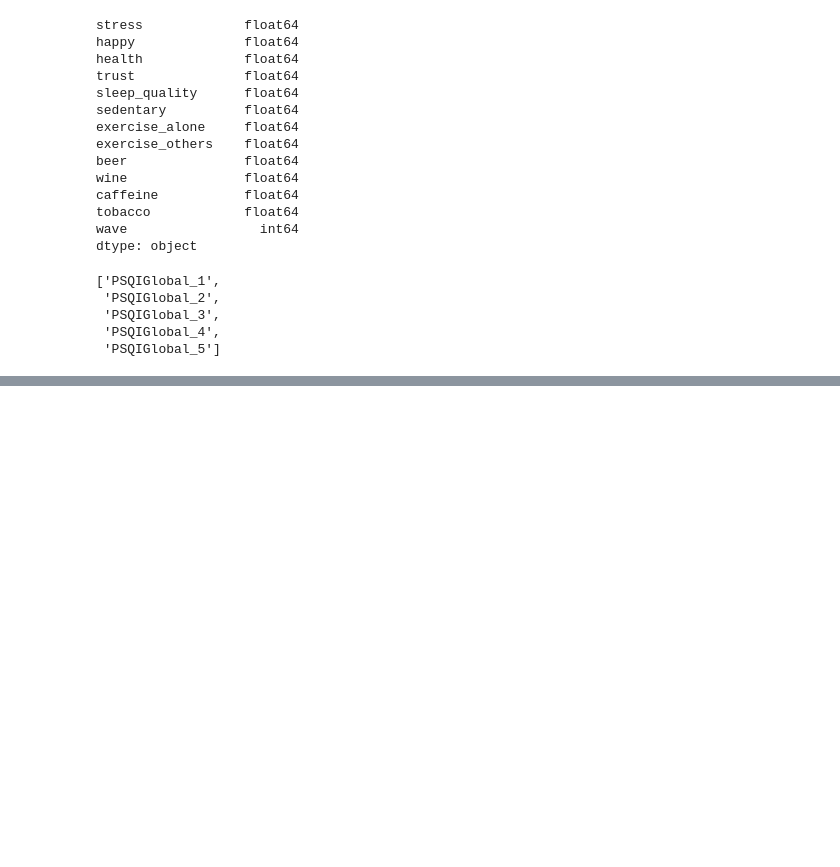
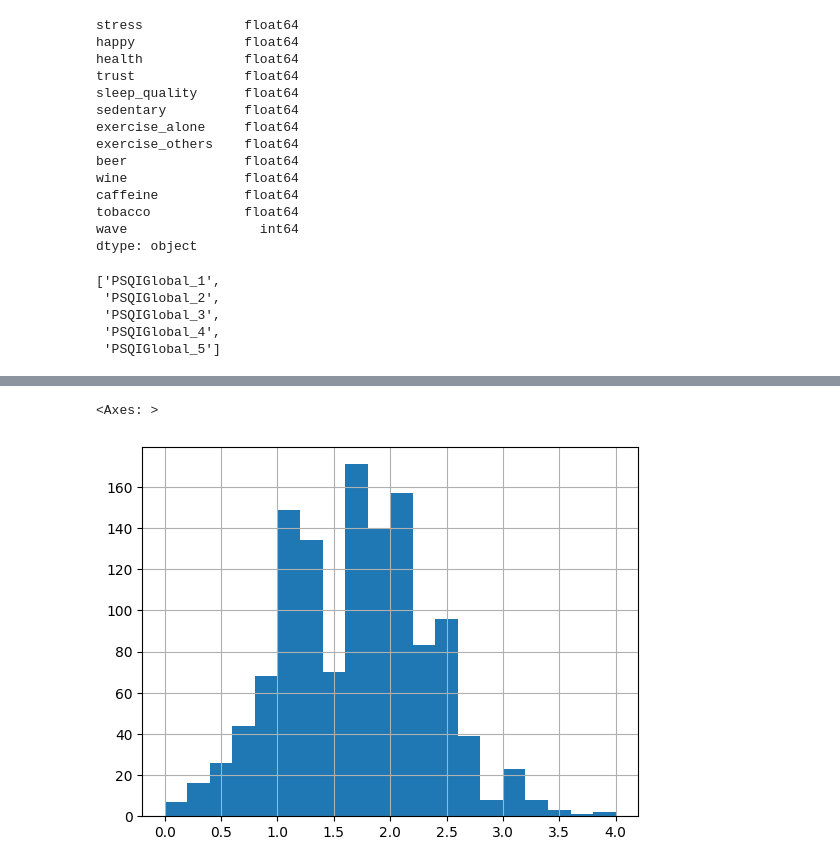
Before and after one commit to zhudiana/wearable-stress-model, a Jupyter notebook: notebooks/survey_model.ipynb, the cells around one changed output, grey strips where cells are left out. Cells and saved outputs as stored; diff of their text form; code cells hidden in the pictures; blank space fills up the shorter version.

Commit message:
survey model updated

```diff
--- a/notebooks/survey_model.ipynb
+++ b/notebooks/survey_model.ipynb
@@ -1,7 +1,7 @@
 # %%
 import pandas as pd
 
-survey = pd.read_csv("../data/basicsurvey.csv")
+survey = pd.read_csv("../data/BasicSurvey.csv")
 
 survey.shape
 # %% [output]
@@ -155,12 +155,12 @@ dtype: object
 # Prepare survey data across multiple waves for modeling
 # This loop creates datasets for each wave (4,5,6,8), removes incomplete stress data,
 # encodes categorical variables, and combines them into a single dataframe
+
 from sklearn.preprocessing import OrdinalEncoder
 
 waves = [4,5,6,8]
 
 # Map survey wave numbers to PSQI column indices
-# Waves are non-sequential (4,5,6,8) but PSQI columns are sequential (1,2,3,4)
 wave_map = {4:1, 5:2, 6:3, 8:4}
 
 datasets = []
@@ -170,6 +170,8 @@ for wave in waves:
     suffix = wave_map[wave]
 
     df = pd.DataFrame({
+        "egoid": survey["egoid"],   # <-- ADD THIS (student ID)
+
         "stress": survey[f"Stress_{wave}"],
         "happy": survey[f"Happy_{wave}"],
         "health": survey[f"Health_{wave}"],
@@ -206,0 +221,5 @@ KeyError: 'PSQIGlobal_6'
+# %%
+survey_model_data["stress"].hist(bins=20)
+# %% [output]
+<Axes: >
+[figure, added]
```
Also changed, not shown: parts of 21 cells of this notebook.
